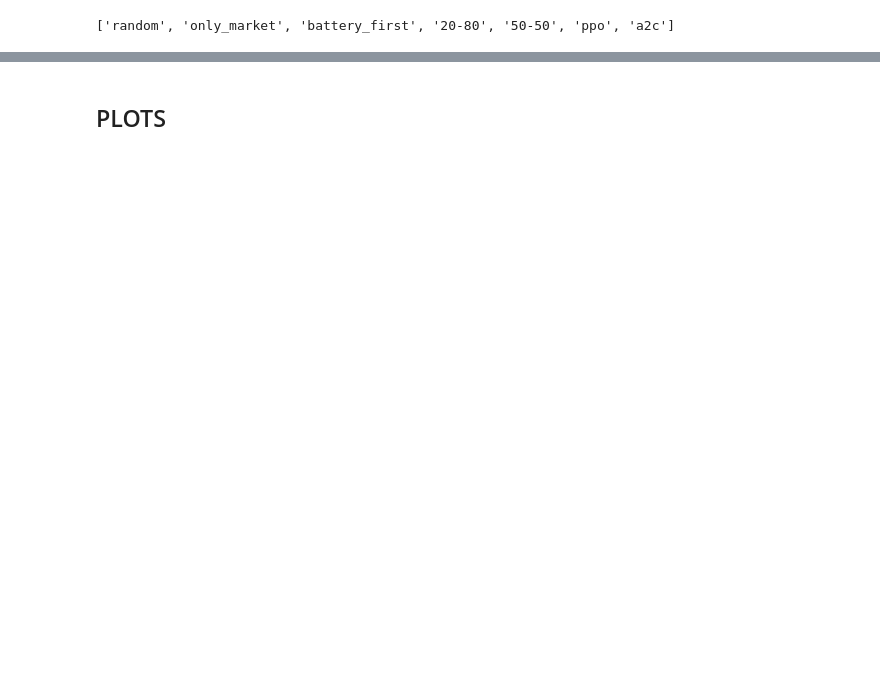
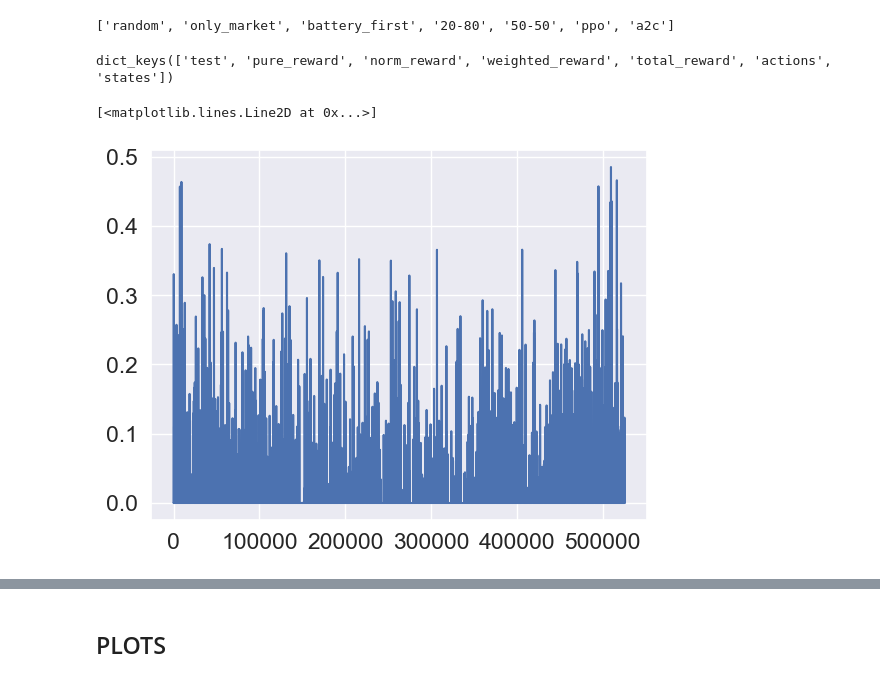
Before and after one commit to Daveonwave/ErNESTO-gym, a Jupyter notebook: examples/single_agent/results_analysis-new.ipynb, the cells around one changed output, grey strips where cells are left out. Saved outputs shown, nothing was run; the diff lists cells and outputs as text; code cells hidden in the pictures; blank space fills up the shorter version.

```diff
--- a/examples/single_agent/results_analysis-new.ipynb
+++ b/examples/single_agent/results_analysis-new.ipynb
@@ -101,3 +117,12 @@ def savefig(fig: plt.Figure, filename: str, **kwargs) -> None:
     if not do_not_save:
         save_path = os.path.join(plots_dir, filename)
         fig.savefig(save_path, dpi=300, bbox_inches='tight', **kwargs)
+# %%
+res_dict['ppo'][1].keys()
+# %% [output]
+dict_keys(['test', 'pure_reward', 'norm_reward', 'weighted_reward', 'total_reward', 'actions', 'states'])
+# %%
+plt.plot(res_dict['ppo'][1]['actions'])
+# %% [output]
+[<matplotlib.lines.Line2D at 0x...>]
+[figure, added]
```
Also changed, not shown: parts of 24 cells of this notebook, 24 other files.
